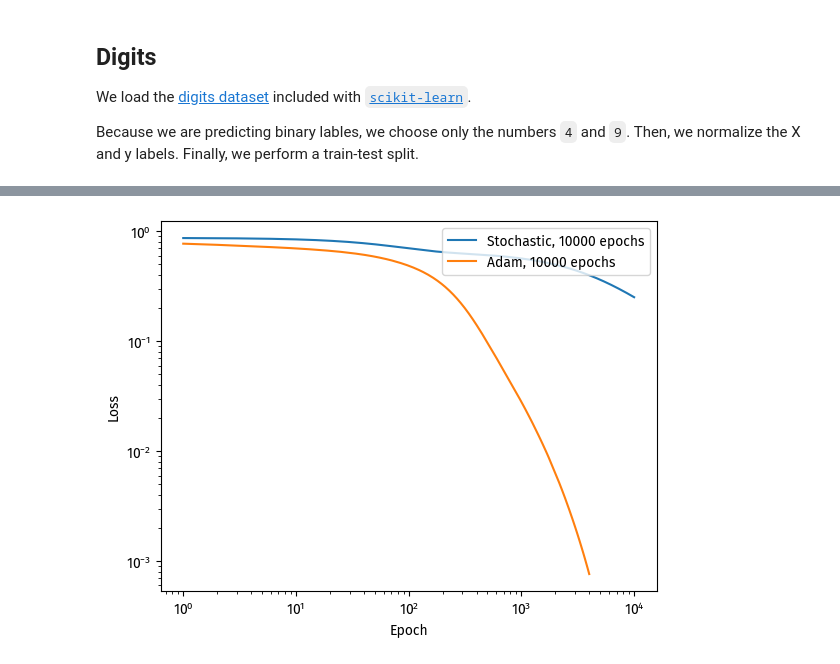
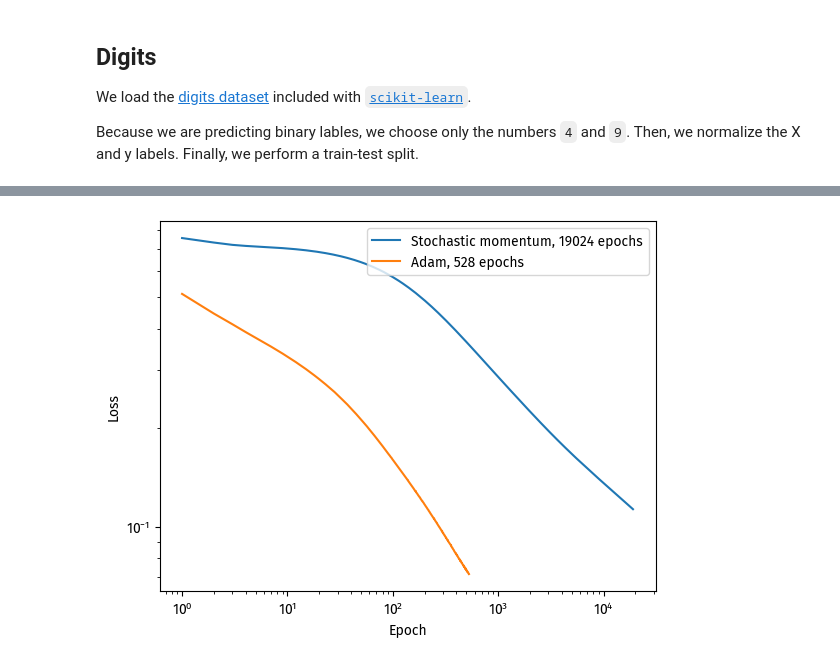
Before and after one commit to doabell/451-blog, a Jupyter notebook: posts/adam/index.ipynb, the cells around one changed output, grey strips where cells are left out. Saved outputs shown, nothing was run; the diff lists cells and outputs as text; code cells hidden in the pictures.

Commit message:
adam: first try

```diff
--- a/posts/adam/index.ipynb
+++ b/posts/adam/index.ipynb
@@ -296,0 +408,18 @@ LR_adam.fit_adam(
+# %%
+from sklearn.datasets import load_breast_cancer
+cancer = load_breast_cancer()
+X = cancer.data
+y = cancer.target
+
+X = normalize(X, axis=0)
+
+X_train, X_test, y_train, y_test = train_test_split(
+    X, y, test_size=0.25, random_state=42
+)
+# %%
+max_epochs = 100000
+alpha = 0.05
+batch_size = 10
+
+LR_sgm = LogisticRegression()
+LR_adam = LogisticRegression()
@@ -296,0 +430,9 @@ LR_adam.fit_adam(
+# %%
+%%timeit -n1 -r1
+LR_sgm.fit_stochastic(
+    X_train, y_train,
+    max_epochs=max_epochs,
+    momentum=False,
+    alpha=alpha,
+    batch_size=batch_size
+)
@@ -296,0 +441,8 @@ LR_adam.fit_adam(
+# %%
+%%timeit -n1 -r1
+LR_adam.fit_adam(
+    X_train, y_train,
+    alpha=alpha,
+    max_epochs=max_epochs,
+    batch_size=batch_size
+)
@@ -297,20 +451,20 @@ LR_adam.fit_adam(
 # %%
 plt.plot(
-    np.arange(len(LR_sg.loss_history)) + 1,
-    LR_sg.loss_history,
-    label=f"Stochastic, {len(LR_sg.loss_history)} epochs"
+    np.arange(len(LR_sgm.loss_history)) + 1,
+    LR_sgm.loss_history,
+    label=f"Stochastic momentum, {len(LR_sgm.loss_history)} epochs"
 )
 
 plt.plot(
     np.arange(len(LR_adam.loss_history)) + 1,
     LR_adam.loss_history,
     label=f"Adam, {len(LR_adam.loss_history)} epochs"
 )
 
 plt.loglog()
 
 legend = plt.legend(loc="upper right")
 xlab = plt.xlabel("Epoch")
 ylab = plt.ylabel("Loss")
 # %% [output]
-[figure, old version]
+[figure, new version]
```
Also changed, not shown: parts of 30 cells of this notebook, 1 other file.
